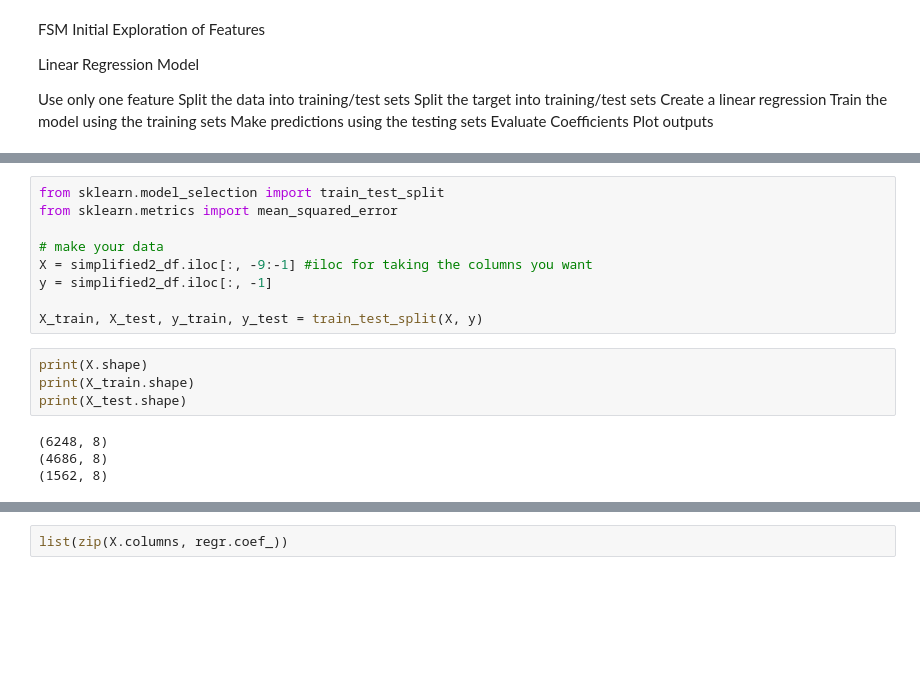
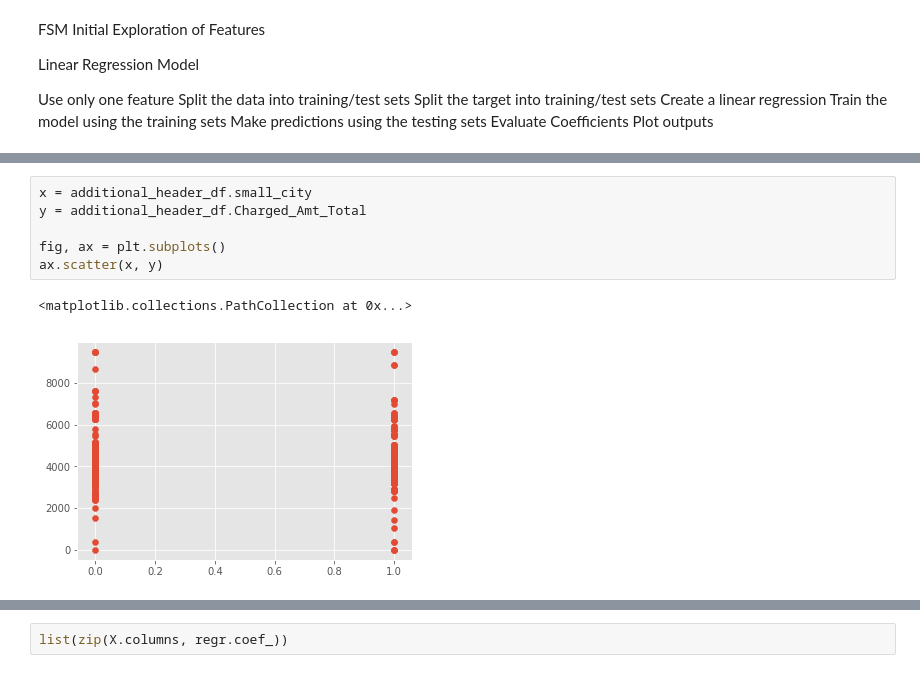
Before and after one commit to jlhewitt/Healthcare-Claim-Analysis, a Jupyter notebook: Save_For_Later/Second_Draft.ipynb, the cells around one changed output, grey strips where cells are left out. Saved outputs shown, nothing was run; the diff lists cells and outputs as text; blank space fills up the shorter version.

```diff
--- a/Save_For_Later/Second_Draft.ipynb
+++ b/Save_For_Later/Second_Draft.ipynb
@@ -636,17 +638,9 @@ ax.scatter(x, y)
-# %%
-from sklearn.model_selection import train_test_split
-from sklearn.metrics import mean_squared_error
-
-# make your data
-X = simplified2_df.iloc[:, -9:-1] #iloc for taking the columns you want
-y = simplified2_df.iloc[:, -1]
-
-X_train, X_test, y_train, y_test = train_test_split(X, y)
-# %%
-print(X.shape)
-print(X_train.shape)
-print(X_test.shape)
-# %% [output]
-(6248, 8)
-(4686, 8)
-(1562, 8)
+# %%
+x = additional_header_df.small_city
+y = additional_header_df.Charged_Amt_Total
+
+fig, ax = plt.subplots()
+ax.scatter(x, y)
+# %% [output]
+<matplotlib.collections.PathCollection at 0x...>
+[figure, added]
```
Also changed, not shown: parts of 8 cells of this notebook.
